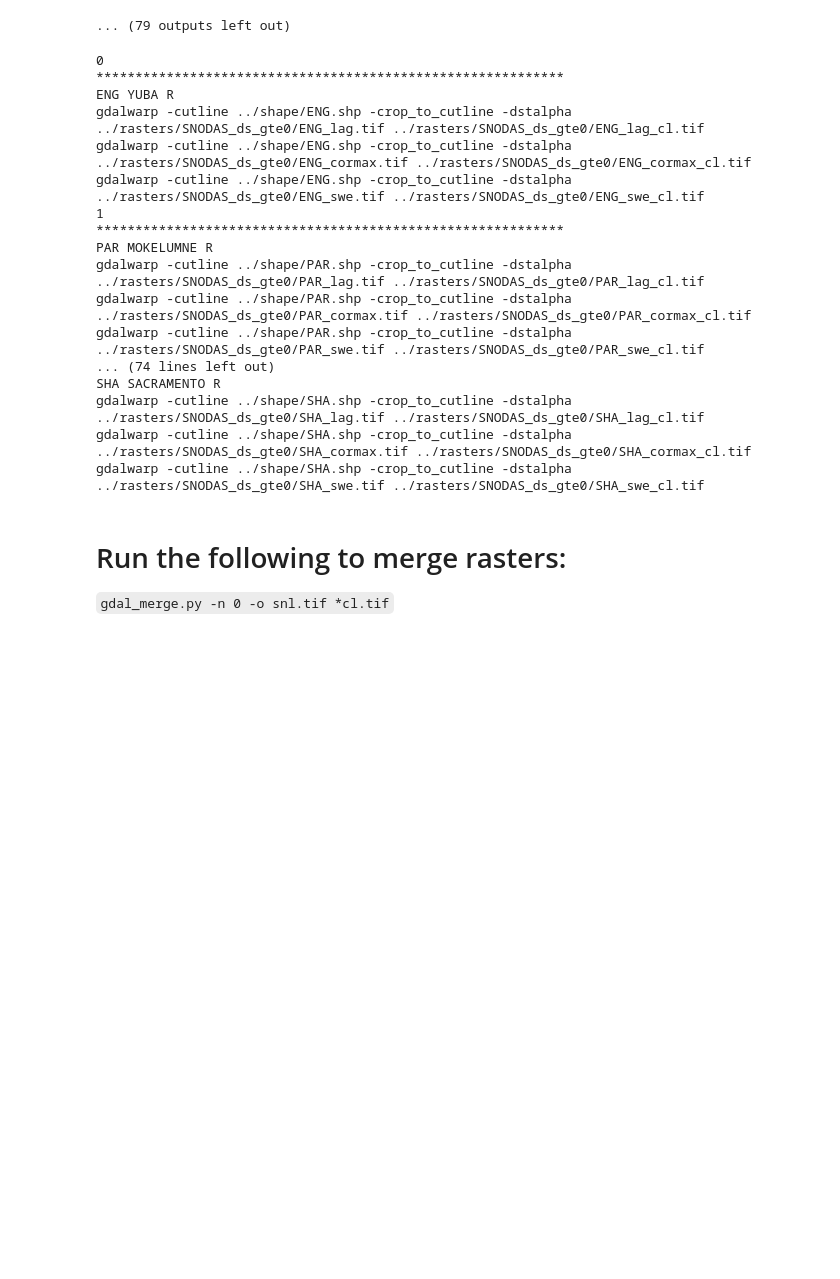
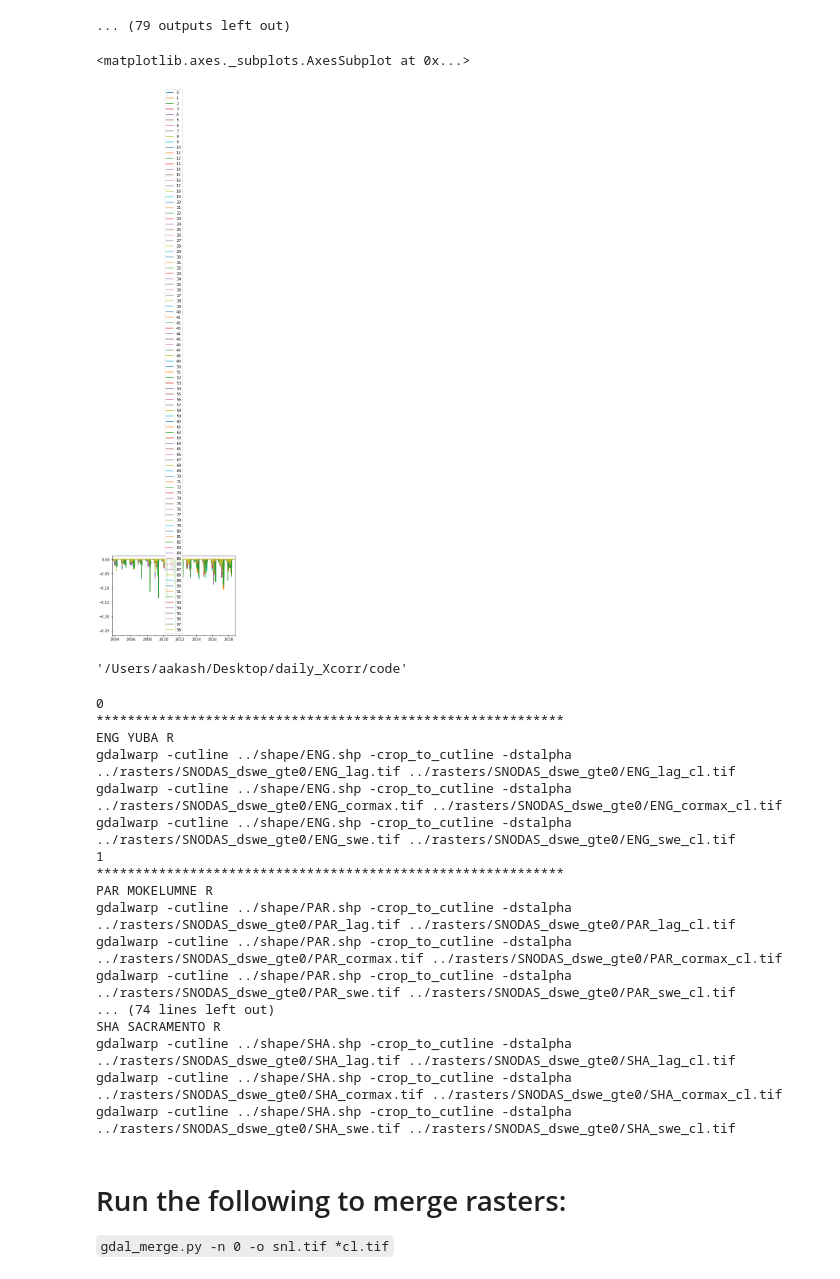
Before and after one commit to kashingtonDC/CrossCor, a Jupyter notebook: 01_Spatial_Xcorr.ipynb, the cells around one changed output. Saved outputs shown, nothing was run; the diff lists cells and outputs as text; code cells hidden in the pictures; blank space fills up the shorter version.

Commit message:
spatial xcorr clean run

````diff
--- a/01_Spatial_Xcorr.ipynb
+++ b/01_Spatial_Xcorr.ipynb
@@ -316,6 +316,15 @@ PAR MOKELUMNE R
 Running Xcorr...
 [figure]
 ... (79 outputs left out)
+# %%
+mdf.iloc[:,1:100].plot()
+# %% [output]
+<matplotlib.axes._subplots.AxesSubplot at 0x...>
+[figure, added]
+# %%
+os.getcwd()
+# %% [output]
+'/Users/aakash/Desktop/daily_Xcorr/code'
 # %%
 # Clip the rasters to the watershed boundaries
 
@@ -328,7 +337,7 @@ for idx, x in enumerate(gdf[:].iterrows()):
     print(stn_id, row['catch_name'])
 
     # Setup dirs
-    outdir = "../rasters/SNODAS_ds_gte0"
+    outdir = "../rasters/SNODAS_dswe_gte0"
     lagfn = os.path.join(outdir,"{}_lag.tif".format(stn_id))
     corfn = os.path.join(outdir,"{}_cormax.tif".format(stn_id))
     swefn = os.path.join(outdir,"{}_swe.tif".format(stn_id))
@@ -345,20 +354,20 @@ for idx, x in enumerate(gdf[:].iterrows()):
 0
 ************************************************************
 ENG YUBA R
-gdalwarp -cutline ../shape/ENG.shp -crop_to_cutline -dstalpha ../rasters/SNODAS_ds_gte0/ENG_lag.tif ../rasters/SNODAS_ds_gte0/ENG_lag_cl.tif
-gdalwarp -cutline ../shape/ENG.shp -crop_to_cutline -dstalpha ../rasters/SNODAS_ds_gte0/ENG_cormax.tif ../rasters/SNODAS_ds_gte0/ENG_cormax_cl.tif
-gdalwarp -cutline ../shape/ENG.shp -crop_to_cutline -dstalpha ../rasters/SNODAS_ds_gte0/ENG_swe.tif ../rasters/SNODAS_ds_gte0/ENG_swe_cl.tif
+gdalwarp -cutline ../shape/ENG.shp -crop_to_cutline -dstalpha ../rasters/SNODAS_dswe_gte0/ENG_lag.tif ../rasters/SNODAS_dswe_gte0/ENG_lag_cl.tif
+gdalwarp -cutline ../shape/ENG.shp -crop_to_cutline -dstalpha ../rasters/SNODAS_dswe_gte0/ENG_cormax.tif ../rasters/SNODAS_dswe_gte0/ENG_cormax_cl.tif
+gdalwarp -cutline ../shape/ENG.shp -crop_to_cutline -dstalpha ../rasters/SNODAS_dswe_gte0/ENG_swe.tif ../rasters/SNODAS_dswe_gte0/ENG_swe_cl.tif
 1
 ************************************************************
 PAR MOKELUMNE R
-gdalwarp -cutline ../shape/PAR.shp -crop_to_cutline -dstalpha ../rasters/SNODAS_ds_gte0/PAR_lag.tif ../rasters/SNODAS_ds_gte0/PAR_lag_cl.tif
-gdalwarp -cutline ../shape/PAR.shp -crop_to_cutline -dstalpha ../rasters/SNODAS_ds_gte0/PAR_cormax.tif ../rasters/SNODAS_ds_gte0/PAR_cormax_cl.tif
-gdalwarp -cutline ../shape/PAR.shp -crop_to_cutline -dstalpha ../rasters/SNODAS_ds_gte0/PAR_swe.tif ../rasters/SNODAS_ds_gte0/PAR_swe_cl.tif
+gdalwarp -cutline ../shape/PAR.shp -crop_to_cutline -dstalpha ../rasters/SNODAS_dswe_gte0/PAR_lag.tif ../rasters/SNODAS_dswe_gte0/PAR_lag_cl.tif
+gdalwarp -cutline ../shape/PAR.shp -crop_to_cutline -dstalpha ../rasters/SNODAS_dswe_gte0/PAR_cormax.tif ../rasters/SNODAS_dswe_gte0/PAR_cormax_cl.tif
+gdalwarp -cutline ../shape/PAR.shp -crop_to_cutline -dstalpha ../rasters/SNODAS_dswe_gte0/PAR_swe.tif ../rasters/SNODAS_dswe_gte0/PAR_swe_cl.tif
 ... (74 lines left out)
 SHA SACRAMENTO R
-gdalwarp -cutline ../shape/SHA.shp -crop_to_cutline -dstalpha ../rasters/SNODAS_ds_gte0/SHA_lag.tif ../rasters/SNODAS_ds_gte0/SHA_lag_cl.tif
-gdalwarp -cutline ../shape/SHA.shp -crop_to_cutline -dstalpha ../rasters/SNODAS_ds_gte0/SHA_cormax.tif ../rasters/SNODAS_ds_gte0/SHA_cormax_cl.tif
-gdalwarp -cutline ../shape/SHA.shp -crop_to_cutline -dstalpha ../rasters/SNODAS_ds_gte0/SHA_swe.tif ../rasters/SNODAS_ds_gte0/SHA_swe_cl.tif
+gdalwarp -cutline ../shape/SHA.shp -crop_to_cutline -dstalpha ../rasters/SNODAS_dswe_gte0/SHA_lag.tif ../rasters/SNODAS_dswe_gte0/SHA_lag_cl.tif
+gdalwarp -cutline ../shape/SHA.shp -crop_to_cutline -dstalpha ../rasters/SNODAS_dswe_gte0/SHA_cormax.tif ../rasters/SNODAS_dswe_gte0/SHA_cormax_cl.tif
+gdalwarp -cutline ../shape/SHA.shp -crop_to_cutline -dstalpha ../rasters/SNODAS_dswe_gte0/SHA_swe.tif ../rasters/SNODAS_dswe_gte0/SHA_swe_cl.tif
 # %% [markdown]
 # Run the following to merge rasters:
 ```gdal_merge.py -n 0 -o snl.tif *cl.tif```
````
Also changed, not shown: parts of 1 cell of this notebook.
